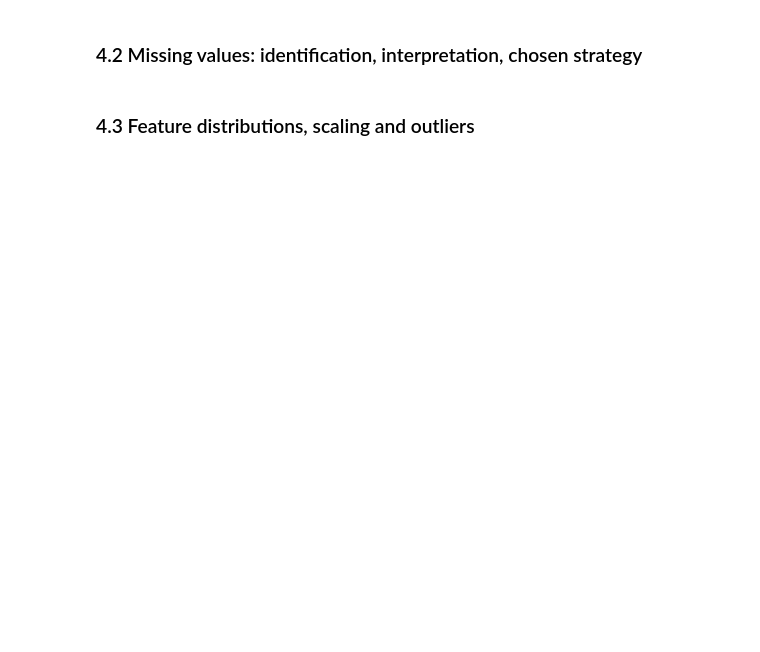
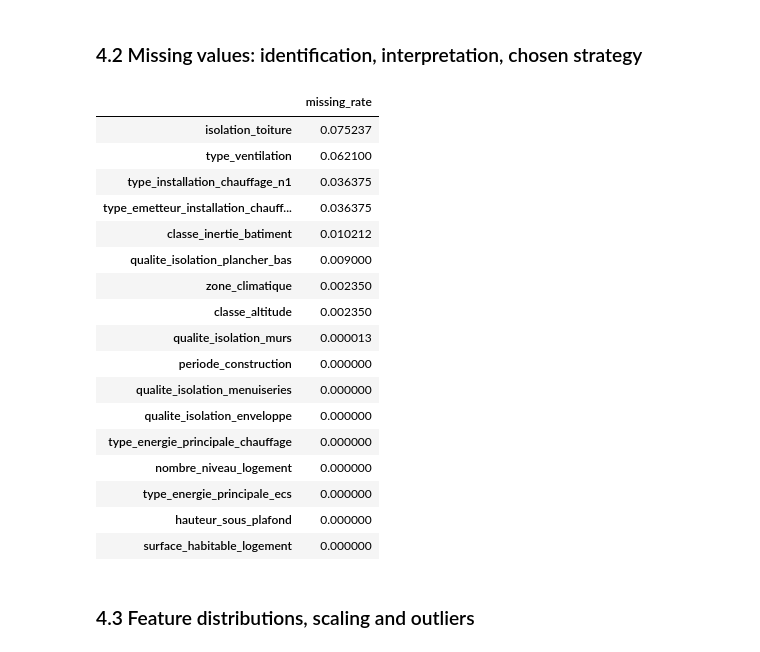
Before and after one commit to Yannisloum63/dpe-house-energy-prediction, a Jupyter notebook: notebook.ipynb, the cells around one changed output. Drawn from its saved outputs; the diff is of its cells as text; code cells hidden in the pictures; blank space fills up the shorter version.

```diff
--- a/notebook.ipynb
+++ b/notebook.ipynb
@@ -62,0 +92,9 @@ FEATURES = [c for c in df.columns if c not in LEAKAGE + IDS]
+# %%
+TARGET_REG = "conso_5_usages_par_m2_ep"
+TARGET_CLF = "etiquette_dpe"
+
+# Les 17 variables retenues ; les ensembles seront chargés en section 5.1.
+FEATURES = manifest["feature_columns"]
+assert len(FEATURES) == 17
+assert all(column in df.columns for column in FEATURES)
+print("Variables d'entrée :", df[FEATURES].shape)
@@ -65,7 +131,28 @@ df.info()
 # %% [markdown]
 ### 4.2 Missing values: identification, interpretation, chosen strategy
 # %%
-df.isna().mean().sort_values(ascending=False).to_frame('missing_rate')
+df[FEATURES].isna().mean().sort_values(
+    ascending=False
+).to_frame("missing_rate")
+# %% [output]
+|  | missing_rate |
+| isolation_toiture | 0.075237 |
+| type_ventilation | 0.062100 |
+| type_installation_chauffage_n1 | 0.036375 |
+| type_emetteur_installation_chauff... | 0.036375 |
+| classe_inertie_batiment | 0.010212 |
+| qualite_isolation_plancher_bas | 0.009000 |
+| zone_climatique | 0.002350 |
+| classe_altitude | 0.002350 |
+| qualite_isolation_murs | 0.000013 |
+| periode_construction | 0.000000 |
+| qualite_isolation_menuiseries | 0.000000 |
+| qualite_isolation_enveloppe | 0.000000 |
+| type_energie_principale_chauffage | 0.000000 |
+| nombre_niveau_logement | 0.000000 |
+| type_energie_principale_ecs | 0.000000 |
+| hauteur_sous_plafond | 0.000000 |
+| surface_habitable_logement | 0.000000 |
 # %% [markdown]
 ### 4.3 Feature distributions, scaling and outliers
 # %%
```
Also changed, not shown: parts of 20 cells of this notebook.
